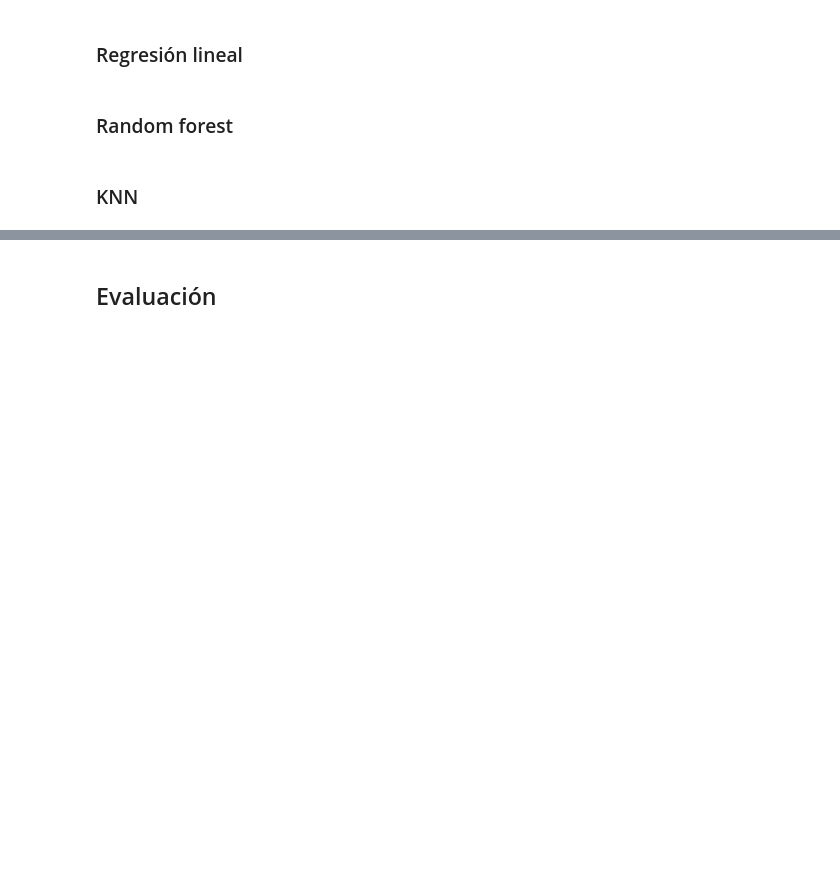
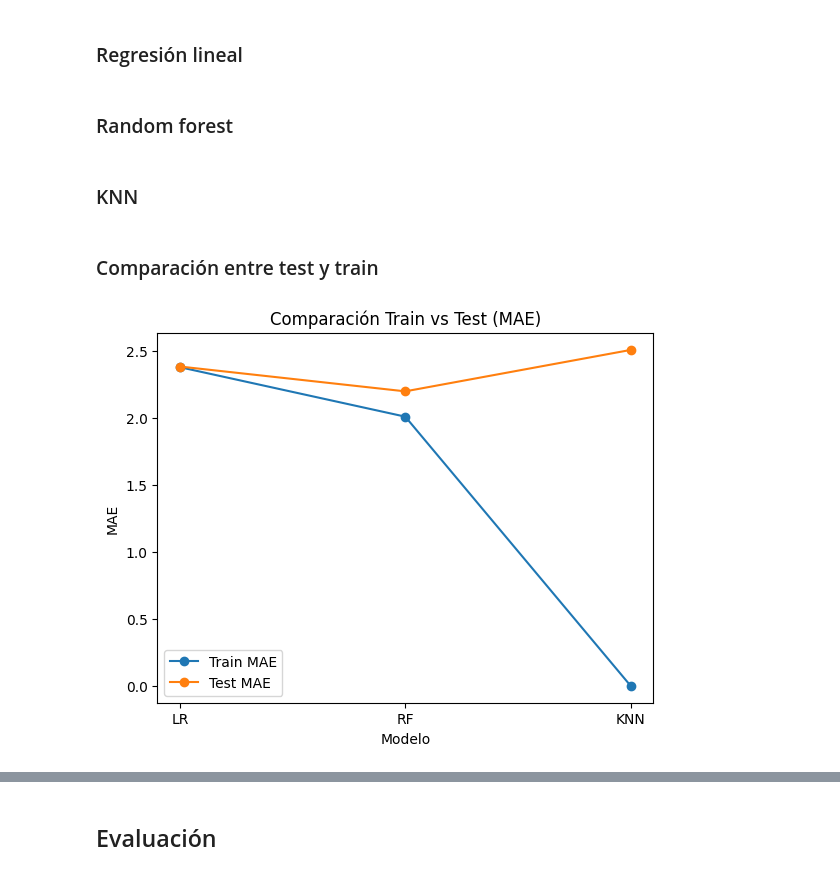
Before and after one commit to ArielaMishaanCohen/Proyecto-1, a Jupyter notebook: proyecto1.ipynb, the cells around one changed output, grey strips where cells are left out. Cells and saved outputs as stored; diff of their text form; code cells hidden in the pictures; blank space fills up the shorter version.

```diff
--- a/proyecto1.ipynb
+++ b/proyecto1.ipynb
@@ -410,3 +410,46 @@ knn = KNeighborsRegressor(n_neighbors=7, weights='distance')
 knn.fit(X_train_scaled, y_train)
 
 y_pred_knn = knn.predict(X_test_scaled)
+# %% [markdown]
+### Comparación entre test y train
+# %%
+def evaluar_simple(y_true, y_pred):
+    mae = mean_absolute_error(y_true, y_pred)
+    rmse = np.sqrt(mean_squared_error(y_true, y_pred))
+    return mae, rmse
+
+# Predicciones en TRAIN
+y_train_lr = lr.predict(X_train)
+y_train_rf = rf.predict(X_train)
+y_train_knn = knn.predict(X_train_scaled)
+
+# Evaluación TRAIN
+lr_train_mae, lr_train_rmse = evaluar_simple(y_train, y_train_lr)
+rf_train_mae, rf_train_rmse = evaluar_simple(y_train, y_train_rf)
+knn_train_mae, knn_train_rmse = evaluar_simple(y_train, y_train_knn)
+
+# Evaluación TEST
+lr_test_mae, lr_test_rmse = evaluar_simple(y_test, y_pred_lr)
+rf_test_mae, rf_test_rmse = evaluar_simple(y_test, y_pred_rf)
+knn_test_mae, knn_test_rmse = evaluar_simple(y_test, y_pred_knn)
+# %%
+models = ["LR", "RF", "KNN"]
+
+train_mae = [lr_train_mae, rf_train_mae, knn_train_mae]
+test_mae = [lr_test_mae, rf_test_mae, knn_test_mae]
+
+x = range(len(models))
+
+plt.figure()
+plt.plot(x, train_mae, marker='o', label="Train MAE")
+plt.plot(x, test_mae, marker='o', label="Test MAE")
+
+plt.xticks(x, models)
+plt.xlabel("Modelo")
+plt.ylabel("MAE")
+plt.title("Comparación Train vs Test (MAE)")
+plt.legend()
+
+plt.show()
+# %% [output]
+[figure, added]
```
Also changed, not shown: parts of 5 cells of this notebook, 3 other files.
